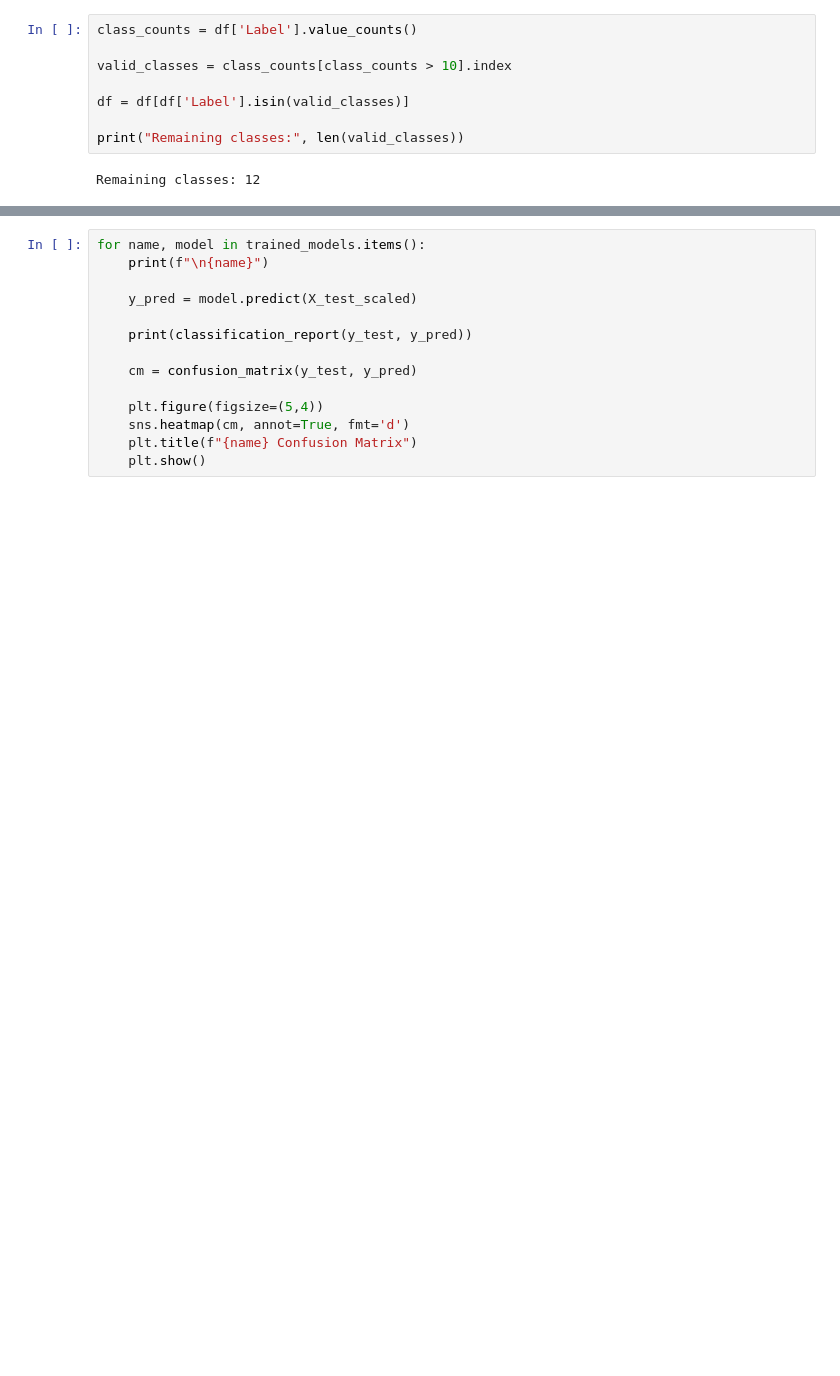
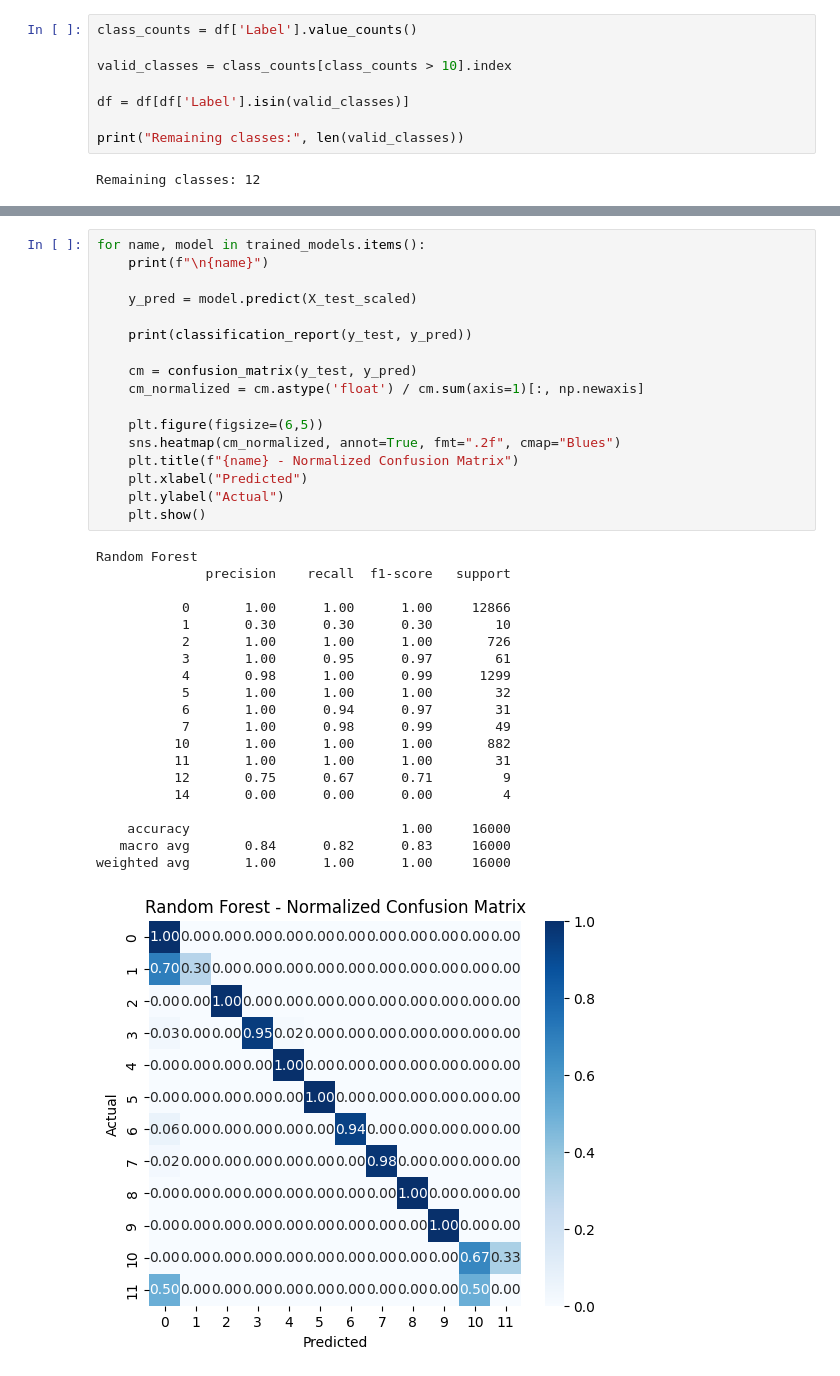
Before and after one commit to AdityaMalav1984/Data-Science-Group-3, a Jupyter notebook: Grp3.ipynb, the cells around one changed output, grey strips where cells are left out. Drawn from its saved outputs; the diff is of its cells as text; blank space fills up the shorter version.

```diff
--- a/Grp3.ipynb
+++ b/Grp3.ipynb
@@ -195,14 +202,38 @@ Training Logistic Regression...
 # %%
 for name, model in trained_models.items():
     print(f"\n{name}")
 
     y_pred = model.predict(X_test_scaled)
 
     print(classification_report(y_test, y_pred))
 
     cm = confusion_matrix(y_test, y_pred)
+    cm_normalized = cm.astype('float') / cm.sum(axis=1)[:, np.newaxis]
 
-    plt.figure(figsize=(5,4))
-    sns.heatmap(cm, annot=True, fmt='d')
-    plt.title(f"{name} Confusion Matrix")
+    plt.figure(figsize=(6,5))
+    sns.heatmap(cm_normalized, annot=True, fmt=".2f", cmap="Blues")
+    plt.title(f"{name} - Normalized Confusion Matrix")
+    plt.xlabel("Predicted")
+    plt.ylabel("Actual")
     plt.show()
+# %% [output]
+Random Forest
+              precision    recall  f1-score   support
+
+           0       1.00      1.00      1.00     12866
+           1       0.30      0.30      0.30        10
+           2       1.00      1.00      1.00       726
+           3       1.00      0.95      0.97        61
+           4       0.98      1.00      0.99      1299
+           5       1.00      1.00      1.00        32
+           6       1.00      0.94      0.97        31
+           7       1.00      0.98      0.99        49
+          10       1.00      1.00      1.00       882
+          11       1.00      1.00      1.00        31
+          12       0.75      0.67      0.71         9
+          14       0.00      0.00      0.00         4
+
+    accuracy                           1.00     16000
+   macro avg       0.84      0.82      0.83     16000
+weighted avg       1.00      1.00      1.00     16000
+[figure, added]
```
Also changed, not shown: parts of 19 cells of this notebook.
